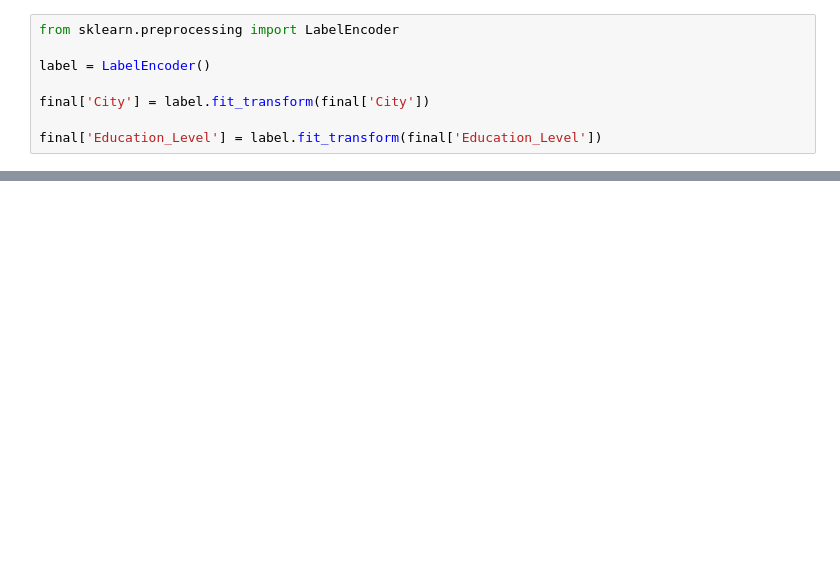
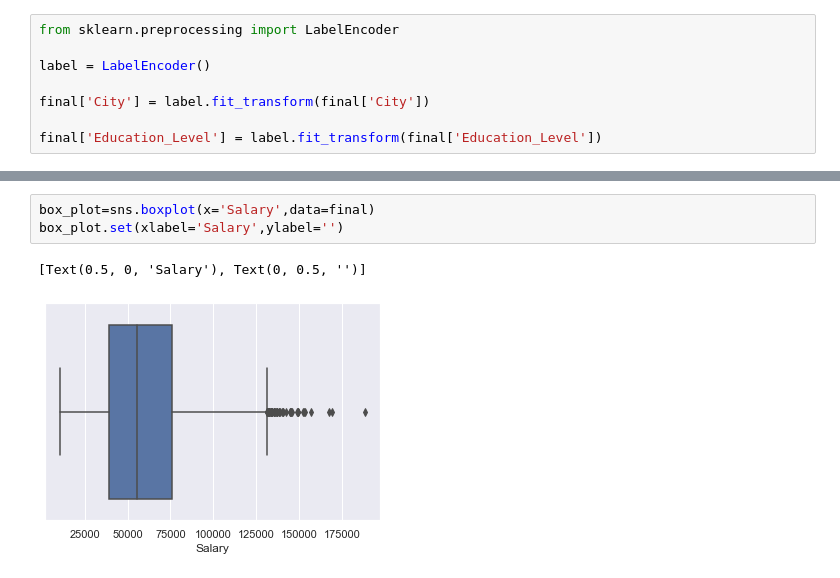
Before and after one commit to vegimik/employee-attenuation-predicting, a Jupyter notebook: employee-attenuation-predicting.ipynb, the cells around one changed output, grey strips where cells are left out. Saved outputs shown, nothing was run; the diff lists cells and outputs as text; blank space fills up the shorter version.

```diff
--- a/employee-attenuation-predicting.ipynb
+++ b/employee-attenuation-predicting.ipynb
@@ -109,0 +255,6 @@ final.head()
+# %%
+box_plot=sns.boxplot(x='Salary',data=final)
+box_plot.set(xlabel='Salary',ylabel='')
+# %% [output]
+[Text(0.5, 0, 'Salary'), Text(0, 0.5, '')]
+[figure, added]
```
Also changed, not shown: parts of 26 cells of this notebook.
